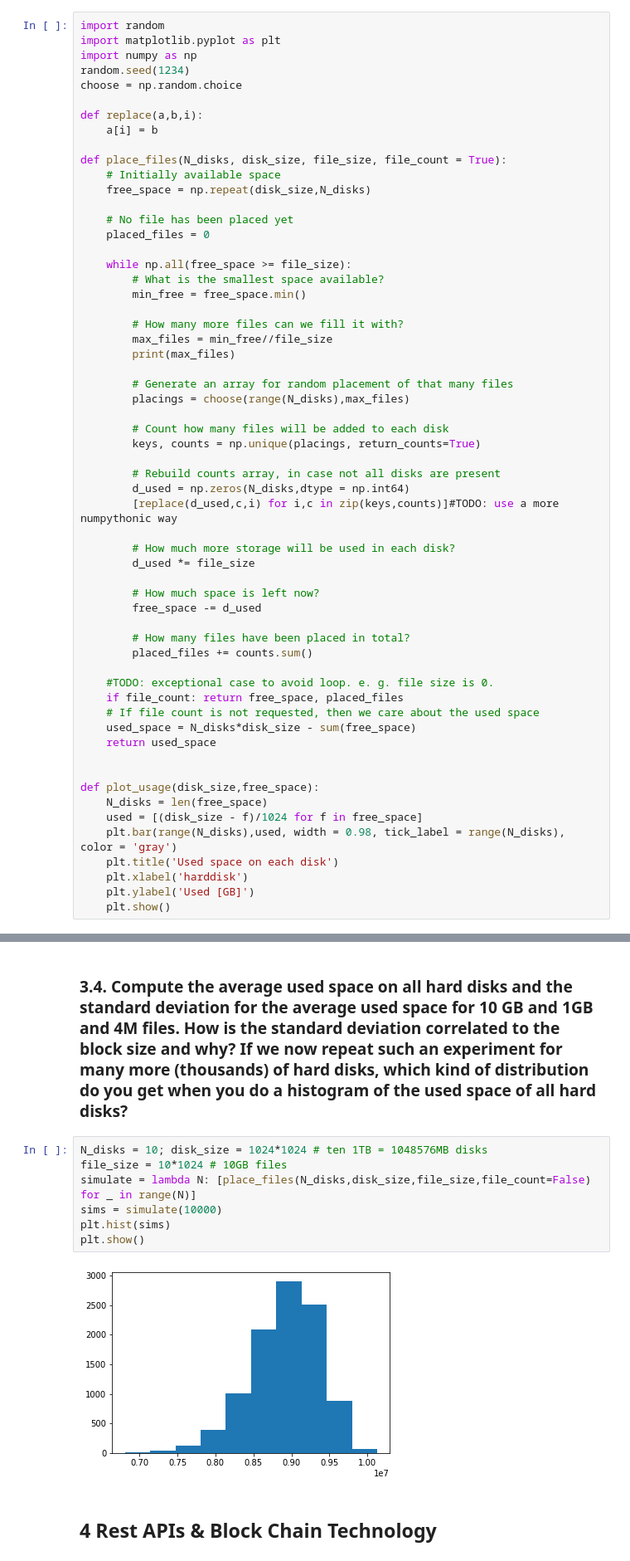
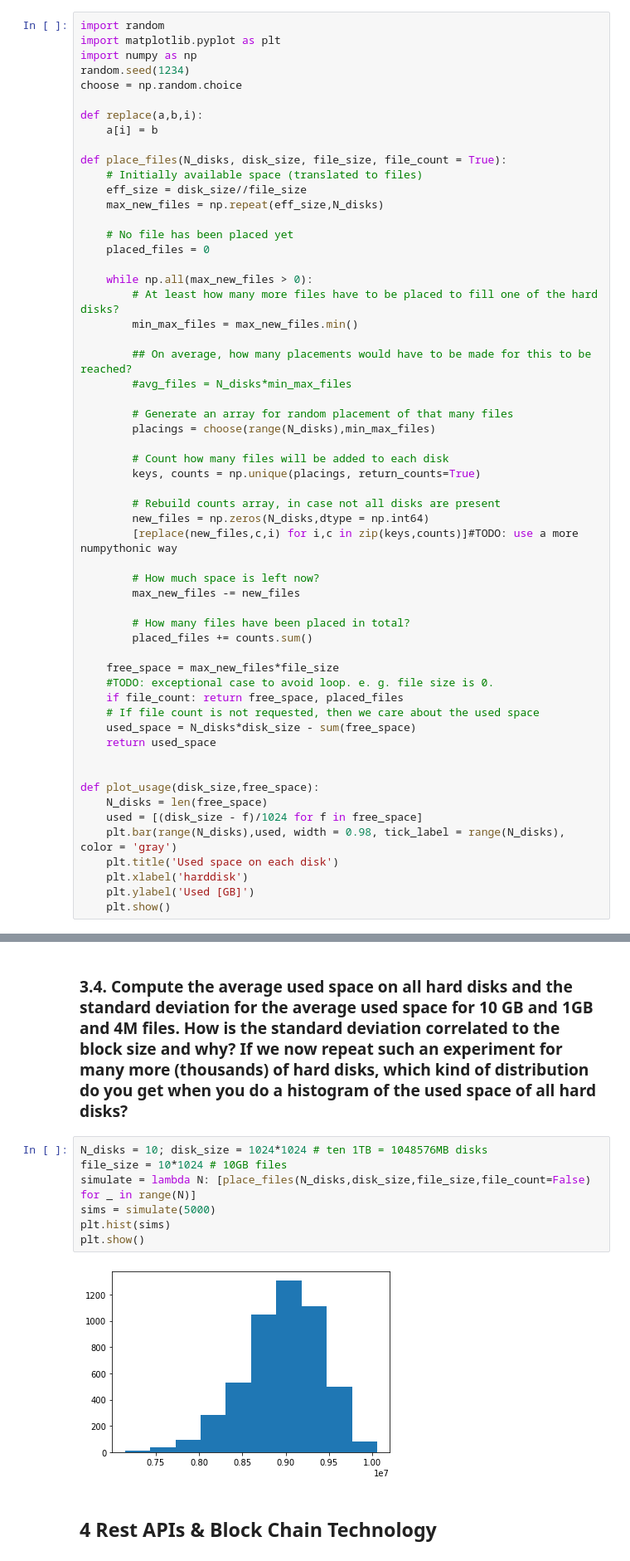
Before and after one commit to SaverioMonaco/MAPDAssignment, a Jupyter notebook: datamanagement.ipynb, the cells around one changed output, grey strips where cells are left out. Shown at 83% size. Saved outputs shown, nothing was run; the diff lists cells and outputs as text.

Commit message:
A bit faster numpy version

```diff
--- a/datamanagement.ipynb
+++ b/datamanagement.ipynb
@@ -117,39 +117,37 @@ def replace(a,b,i):
     a[i] = b
 
 def place_files(N_disks, disk_size, file_size, file_count = True):
-    # Initially available space
-    free_space = np.repeat(disk_size,N_disks)
+    # Initially available space (translated to files)
+    eff_size = disk_size//file_size
+    max_new_files = np.repeat(eff_size,N_disks)
 
     # No file has been placed yet
     placed_files = 0
 
-    while np.all(free_space >= file_size):
-        # What is the smallest space available?
-        min_free = free_space.min()
+    while np.all(max_new_files > 0):
+        # At least how many more files have to be placed to fill one of the hard disks?
+        min_max_files = max_new_files.min()
 
-        # How many more files can we fill it with?
-        max_files = min_free//file_size
-        print(max_files)
+        ## On average, how many placements would have to be made for this to be reached?
+        #avg_files = N_disks*min_max_files
 
         # Generate an array for random placement of that many files
-        placings = choose(range(N_disks),max_files)
+        placings = choose(range(N_disks),min_max_files)
 
         # Count how many files will be added to each disk
         keys, counts = np.unique(placings, return_counts=True)
 
         # Rebuild counts array, in case not all disks are present
-        d_used = np.zeros(N_disks,dtype = np.int64)
-        [replace(d_used,c,i) for i,c in zip(keys,counts)]#TODO: use a more numpythonic way
-
-        # How much more storage will be used in each disk?
-        d_used *= file_size
+        new_files = np.zeros(N_disks,dtype = np.int64)
+        [replace(new_files,c,i) for i,c in zip(keys,counts)]#TODO: use a more numpythonic way
 
         # How much space is left now?
-        free_space -= d_used
+        max_new_files -= new_files
 
         # How many files have been placed in total?
         placed_files += counts.sum()
 
+    free_space = max_new_files*file_size
     #TODO: exceptional case to avoid loop. e. g. file size is 0.
     if file_count: return free_space, placed_files
     # If file count is not requested, then we care about the used space
@@ -284,12 +233,12 @@ plot_usage(disk_size,free_space)
 # %%
 N_disks = 10; disk_size = 1024*1024 # ten 1TB = 1048576MB disks
 file_size = 10*1024 # 10GB files
 simulate = lambda N: [place_files(N_disks,disk_size,file_size,file_count=False) for _ in range(N)]
-sims = simulate(10000)
+sims = simulate(5000)
 plt.hist(sims)
 plt.show()
 # %% [output]
-[figure, old version]
+[figure, new version]
 # %% [markdown]
 ## 4 Rest APIs & Block Chain Technology
 # %% [markdown]
```
Also changed, not shown: parts of 7 cells of this notebook.
